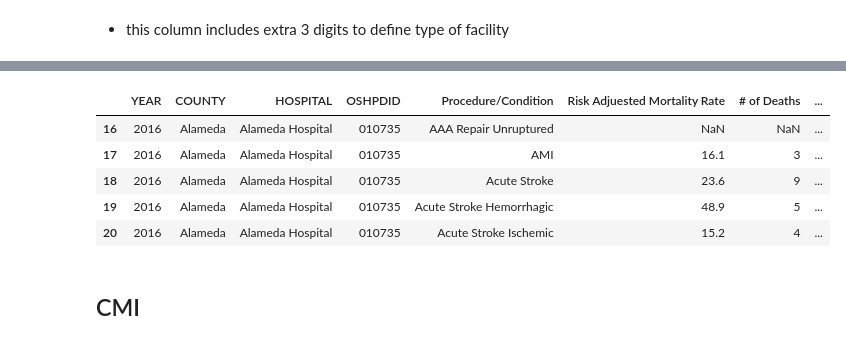
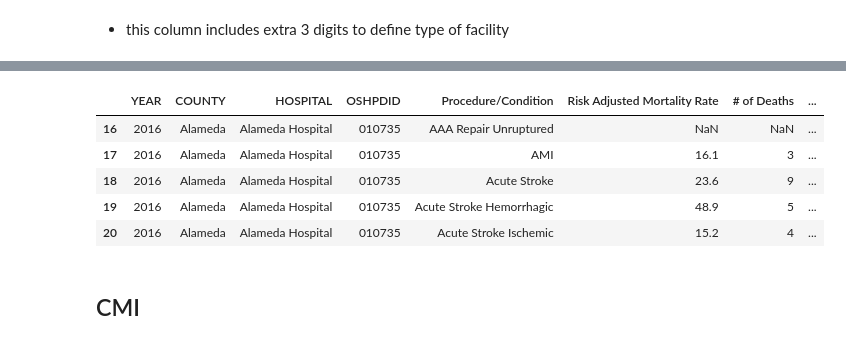
Before and after one commit to AndrwNgyn/MSSA_scoring_algorithm, a Jupyter notebook: Data Loading.ipynb, the cells around one changed output, grey strips where cells are left out. Drawn from its saved outputs; the diff is of its cells as text; code cells hidden in the pictures.

```diff
--- a/Data Loading.ipynb
+++ b/Data Loading.ipynb
@@ -171,7 +174,7 @@ mortalities = mortalities.fillna(value=np.nan)
 mortalities = mortalities.dropna(subset = ['LONGITUDE', 'LATITUDE'])
 
 mortalities = gpd.GeoDataFrame(mortalities, geometry=gpd.points_from_xy(mortalities.LONGITUDE, mortalities.LATITUDE), crs = 'EPSG:4326')
-
+mortalities = mortalities.rename(columns = {'Risk Adjuested Mortality Rate': 'Risk Adjusted Mortality Rate'})
 mortalities.info()
 mortalities.head()
 # %% [output]
@@ -195,6 +198,6 @@ Data columns (total 12 columns):
 dtypes: geometry(1), object(11)
 memory usage: 5.7+ MB
-|  | YEAR | COUNTY | HOSPITAL | OSHPDID | Procedure/Condition | Risk Adjuested Mortality Rate | # of Deaths | ... |
+|  | YEAR | COUNTY | HOSPITAL | OSHPDID | Procedure/Condition | Risk Adjusted Mortality Rate | # of Deaths | ... |
 | 16 | 2016 | Alameda | Alameda Hospital | 010735 | AAA Repair Unruptured | NaN | NaN | ... |
 | 17 | 2016 | Alameda | Alameda Hospital | 010735 | AMI | 16.1 | 3 | ... |
 | 18 | 2016 | Alameda | Alameda Hospital | 010735 | Acute Stroke | 23.6 | 9 | ... |
```
Also changed, not shown: parts of 39 cells of this notebook, 11 other files.
